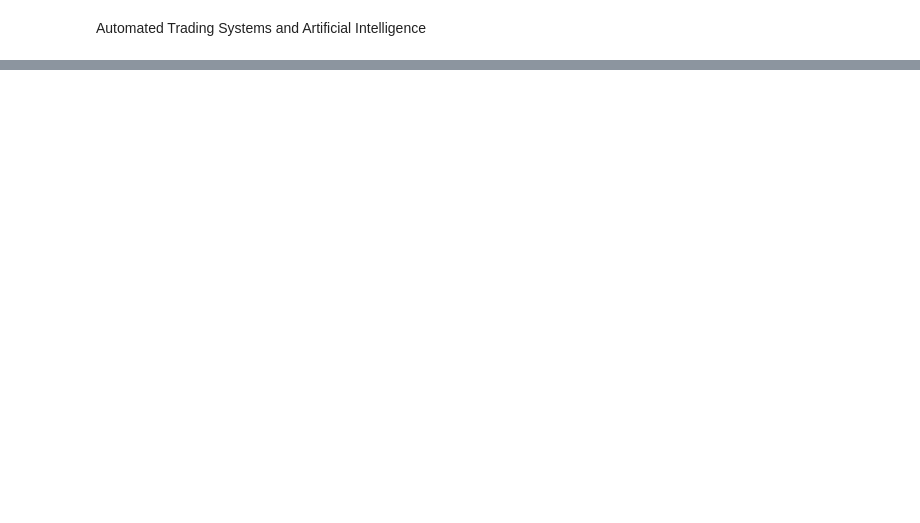
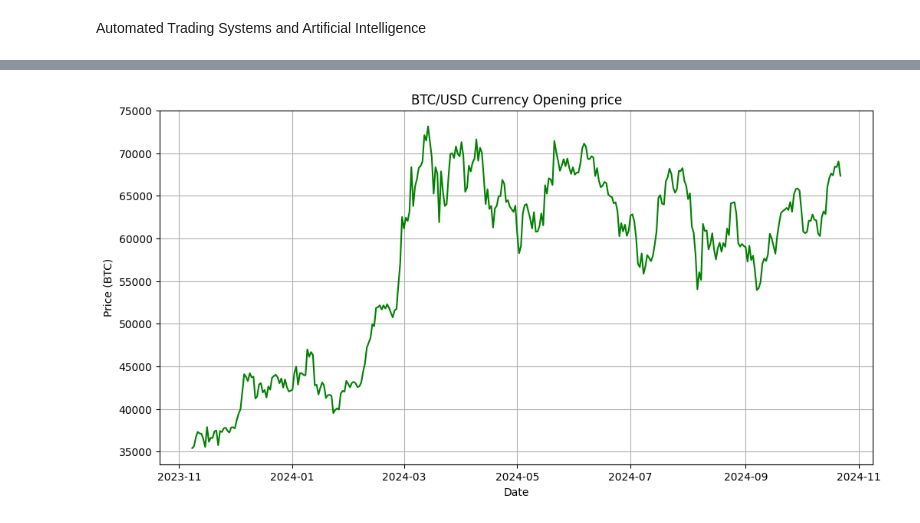
Before and after one commit to stealth44/market_automation, a Jupyter notebook: market_automate.ipynb, the cells around one changed output, grey strips where cells are left out. Saved outputs shown, nothing was run; the diff lists cells and outputs as text; code cells hidden in the pictures; blank space fills up the shorter version.

```diff
--- a/market_automate.ipynb
+++ b/market_automate.ipynb
@@ -138,0 +73,3 @@ from keras.layers import Dense, Dropout, LSTM, Bidirectional
+# %%
+ohlcv=cp[['open','high','low','close','volume']]
+ohlcv.head()
@@ -138,0 +83,4 @@ from keras.layers import Dense, Dropout, LSTM, Bidirectional
+# %%
+cp['SMA']=TA.SMA(ohlcv, 42)
+cp['RSI']=TA.RSI(ohlcv)
+cp.tail()
@@ -138,0 +94,3 @@ from keras.layers import Dense, Dropout, LSTM, Bidirectional
+# %%
+cp.rename(columns={'timestamp': 'date'}, inplace=True)
+cp.head()
@@ -138,0 +104,5 @@ from keras.layers import Dense, Dropout, LSTM, Bidirectional
+# %%
+# Fill missing values with the median
+cp['SMA'].fillna(cp['SMA'].median(), inplace=True)
+cp['RSI'].fillna(cp['RSI'].median(), inplace=True)
+cp
@@ -138,0 +126,10 @@ from keras.layers import Dense, Dropout, LSTM, Bidirectional
+# %%
+plt.figure(figsize=(12, 6))
+plt.plot(cp['date'],cp['open'],'g')
+plt.title("BTC/USD Currency Opening price")
+plt.xlabel("Date")
+plt.ylabel("Price (BTC)")
+plt.grid(True)
+plt.show()
+# %% [output]
+[figure, added]
```
Also changed, not shown: parts of 94 cells of this notebook, 1 other file.
